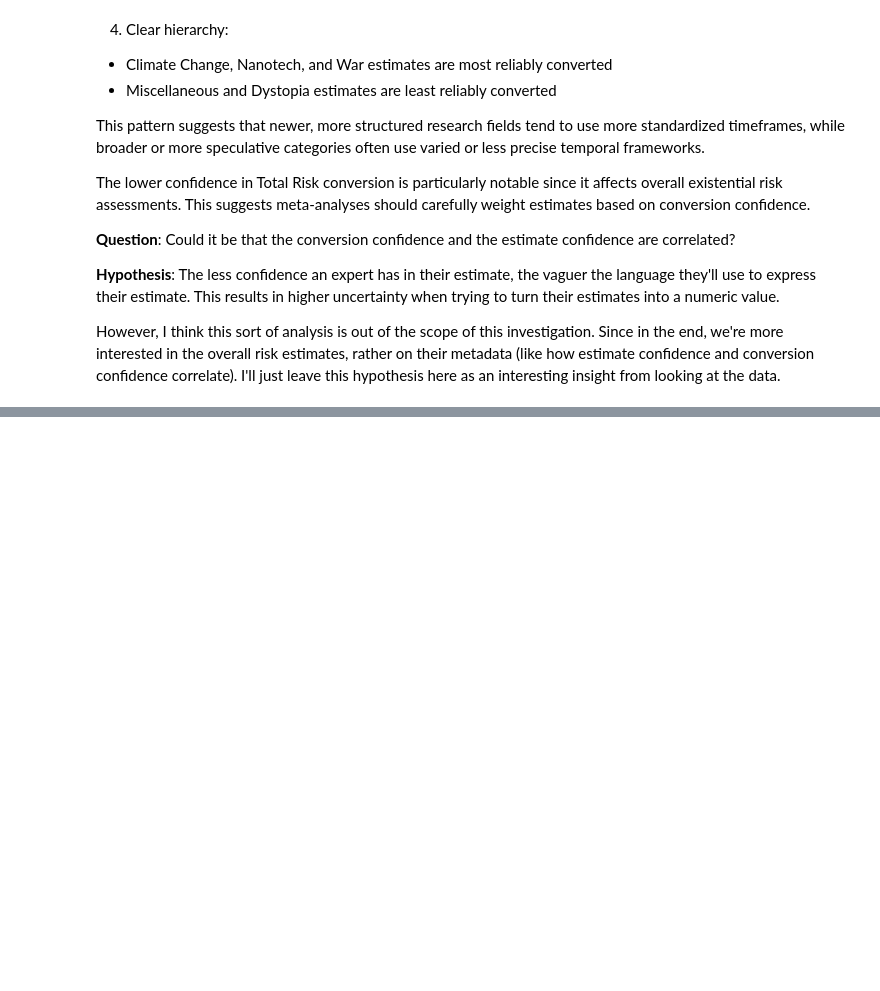
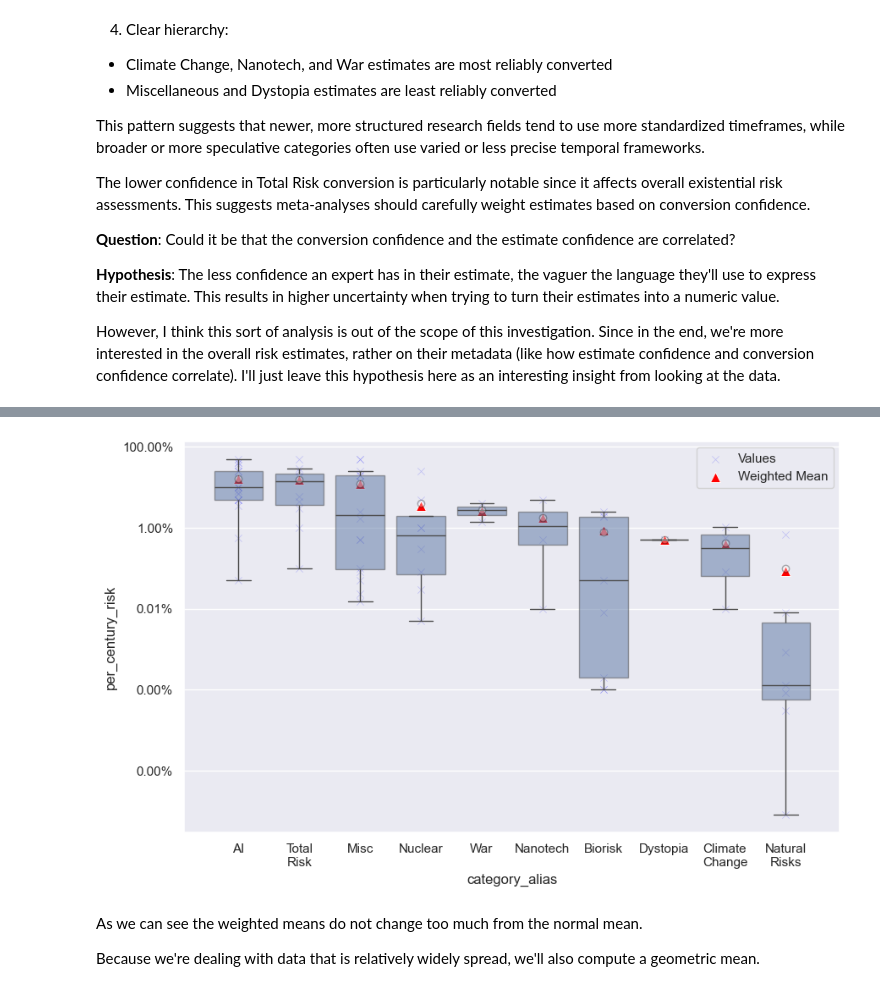
Before and after one commit to aarangop/the-extinction-game, a Jupyter notebook: x-risk-eda.ipynb, the cells around one changed output, grey strips where cells are left out. Saved outputs shown, nothing was run; the diff lists cells and outputs as text; code cells hidden in the pictures; blank space fills up the shorter version.

```diff
--- a/x-risk-eda.ipynb
+++ b/x-risk-eda.ipynb
@@ -990,17 +754,0 @@ $$
-# %%
-def weighted_geometric_mean(w1, w2, alpha):
-    return (w1**alpha * w2**(1-alpha))
-
-# We'll give more weight to the estimate confidence level
-alpha = 0.6
-
-# Calculate the weighted geometric mean
-weighted_mean = weighted_geometric_mean(df['estimate_confidence_numeric'], df['conversion_confidence_numeric'], alpha)
-
-# Normalize the weighted mean to be between 0 and 1
-max_weighted_mean = weighted_mean.max()
-weighted_means_normalized = weighted_mean / max_weighted_mean
-
-# Add the weighted mean to the dataframe
-df['weighted_confidence_mean'] = weighted_means_normalized
-df['weighted_confidence_mean'].describe()
@@ -1103,0 +767,3 @@ We see that the weighted means are mostly close to the actual mean, but are a li
+# %%
+# Let's first create a compound value - a weight - for the confidence levels.
+df['confidence_weight'] = (df['estimate_confidence_numeric'] + df['conversion_confidence_numeric'])/6
@@ -1103,0 +821,30 @@ We see that the weighted means are mostly close to the actual mean, but are a li
+# %%
+from matplotlib.ticker import FuncFormatter
+
+# Sort the categories by mean
+categories_sorted_by_mean = df_summary.sort_values(by='mean', ascending=False)['category_alias']
+
+# Visualize the results of the mean and weighted means on top of a box plot to see how they differ from the standard ones
+ax = sns.boxplot(
+  x='category_alias', y='per_century_risk',
+  data=df, showmeans=True,
+  meanprops={"marker":"o", "markerfacecolor":"white", "markeredgecolor":"black", "alpha":0.3},
+  boxprops=dict(alpha=0.5),
+  order=categories_sorted_by_mean,
+  showfliers=False)
+
+ax = sns.scatterplot(x='category_alias', y='per_century_risk', data=df, label='Values', marker='x', color='blue', alpha=0.2)
+
+ax = sns.scatterplot(x='category_alias', y='weighted_mean', data=df_summary, label='Weighted Mean', marker='^', color='red', s=75)
+ax.set_yscale('log')
+
+# Format the y-axis as percentage
+ax.yaxis.set_major_formatter(FuncFormatter(lambda y, _: '{:.2%}'.format(y)))
+
+plt.show()
+# %% [output]
+[figure, added]
+# %% [markdown]
+As we can see the weighted means do not change too much from the normal mean.
+
+Because we're dealing with data that is relatively widely spread, we'll also compute a geometric mean.
```
Also changed, not shown: parts of 81 cells of this notebook, 4 other files.
